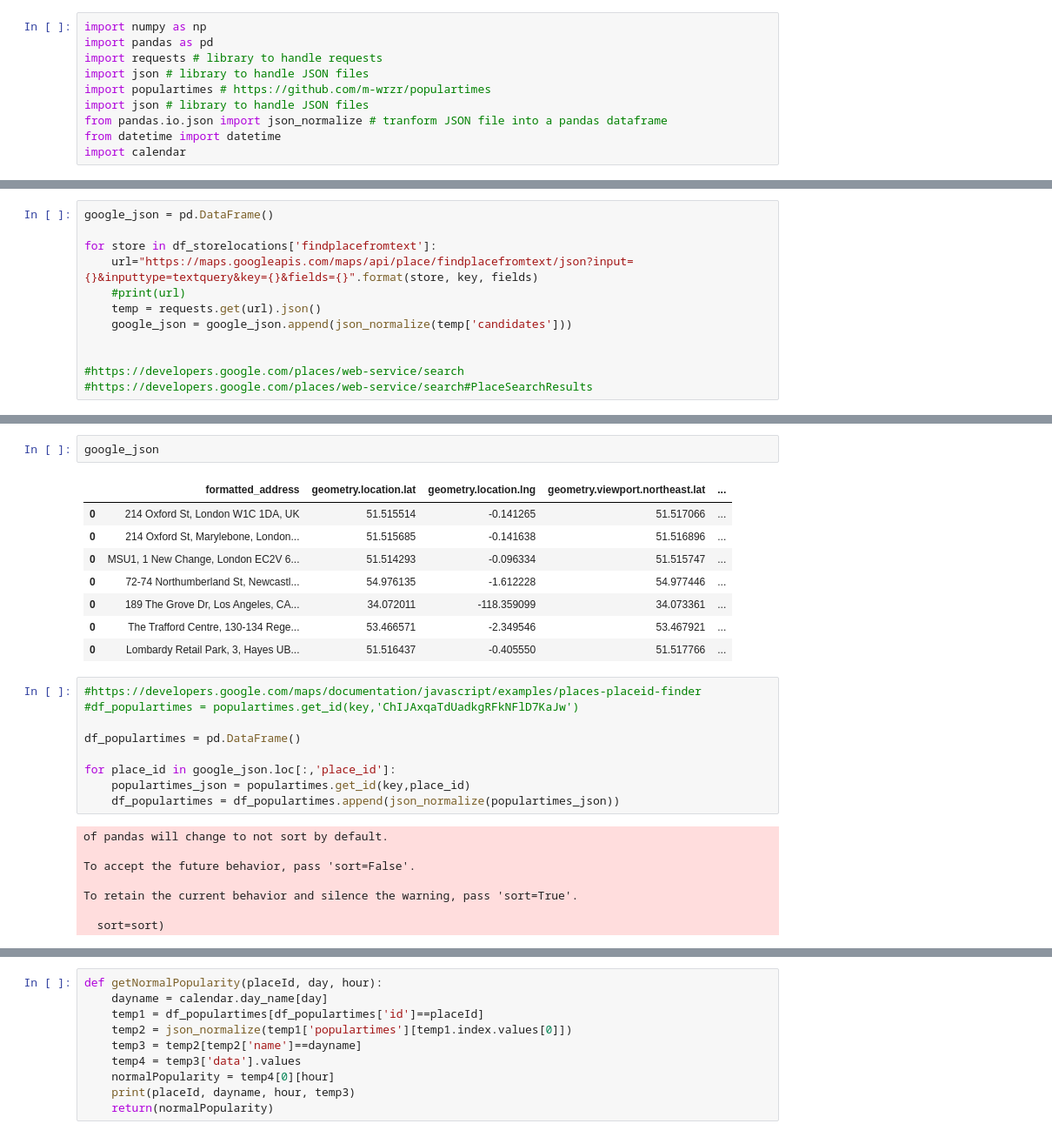
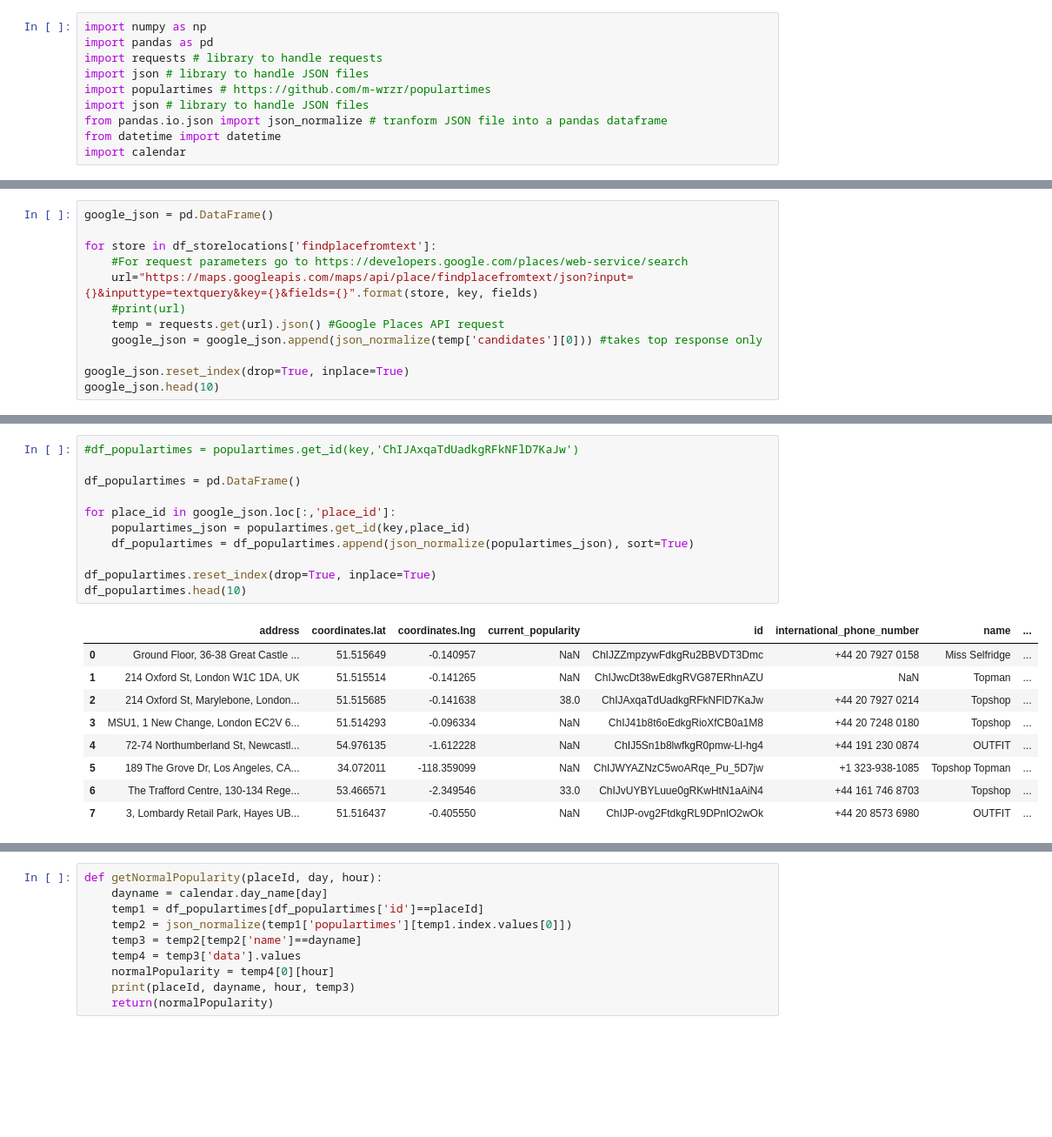
Before and after one commit to ninjananjo/Clothing-Store-Competition, a Jupyter notebook: Store Popular Times.ipynb, the cells around one changed output, grey strips where cells are left out. Shown at 87% size. Cells and saved outputs as stored; diff of their text form; blank space fills up the shorter version.

```diff
--- a/Store Popular Times.ipynb
+++ b/Store Popular Times.ipynb
@@ -70,11 +92,11 @@ key='AIzaSyBTqRFNpFXp2r8o0lk6tbGIU92_35caKSU'
 google_json = pd.DataFrame()
 
 for store in df_storelocations['findplacefromtext']:
+    #For request parameters go to https://developers.google.com/places/web-service/search
     url="https://maps.googleapis.com/maps/api/place/findplacefromtext/json?input={}&inputtype=textquery&key={}&fields={}".format(store, key, fields)
     #print(url)
-    temp = requests.get(url).json()
-    google_json = google_json.append(json_normalize(temp['candidates']))
+    temp = requests.get(url).json() #Google Places API request
+    google_json = google_json.append(json_normalize(temp['candidates'][0])) #takes top response only
 
-
-#https://developers.google.com/places/web-service/search
-#https://developers.google.com/places/web-service/search#PlaceSearchResults
+google_json.reset_index(drop=True, inplace=True)
+google_json.head(10)
@@ -81,28 +121,21 @@ for store in df_storelocations['findplacefromtext']:
-# %%
-google_json
-# %% [output]
-|  | formatted_address | geometry.location.lat | geometry.location.lng | geometry.viewport.northeast.lat | ... |
-| 0 | 214 Oxford St, London W1C 1DA, UK | 51.515514 | -0.141265 | 51.517066 | ... |
-| 0 | 214 Oxford St, Marylebone, London... | 51.515685 | -0.141638 | 51.516896 | ... |
-| 0 | MSU1, 1 New Change, London EC2V 6... | 51.514293 | -0.096334 | 51.515747 | ... |
-| 0 | 72-74 Northumberland St, Newcastl... | 54.976135 | -1.612228 | 54.977446 | ... |
-| 0 | 189 The Grove Dr, Los Angeles, CA... | 34.072011 | -118.359099 | 34.073361 | ... |
-| 0 | The Trafford Centre, 130-134 Rege... | 53.466571 | -2.349546 | 53.467921 | ... |
-| 0 | Lombardy Retail Park, 3, Hayes UB... | 51.516437 | -0.405550 | 51.517766 | ... |
 # %%
-#https://developers.google.com/maps/documentation/javascript/examples/places-placeid-finder
 #df_populartimes = populartimes.get_id(key,'ChIJAxqaTdUadkgRFkNFlD7KaJw')
 
 df_populartimes = pd.DataFrame()
 
 for place_id in google_json.loc[:,'place_id']:
     populartimes_json = populartimes.get_id(key,place_id)
-    df_populartimes = df_populartimes.append(json_normalize(populartimes_json))
+    df_populartimes = df_populartimes.append(json_normalize(populartimes_json), sort=True)
+
+df_populartimes.reset_index(drop=True, inplace=True)
+df_populartimes.head(10)
 # %% [output]
-of pandas will change to not sort by default.
-
-To accept the future behavior, pass 'sort=False'.
-
-To retain the current behavior and silence the warning, pass 'sort=True'.
-
-  sort=sort)
+|  | address | coordinates.lat | coordinates.lng | current_popularity | id | international_phone_number | name | ... |
+| 0 | Ground Floor, 36-38 Great Castle ... | 51.515649 | -0.140957 | NaN | ChIJZZmpzywFdkgRu2BBVDT3Dmc | +44 20 7927 0158 | Miss Selfridge | ... |
+| 1 | 214 Oxford St, London W1C 1DA, UK | 51.515514 | -0.141265 | NaN | ChIJwcDt38wEdkgRVG87ERhnAZU | NaN | Topman | ... |
+| 2 | 214 Oxford St, Marylebone, London... | 51.515685 | -0.141638 | 38.0 | ChIJAxqaTdUadkgRFkNFlD7KaJw | +44 20 7927 0214 | Topshop | ... |
+| 3 | MSU1, 1 New Change, London EC2V 6... | 51.514293 | -0.096334 | NaN | ChIJ41b8t6oEdkgRioXfCB0a1M8 | +44 20 7248 0180 | Topshop | ... |
+| 4 | 72-74 Northumberland St, Newcastl... | 54.976135 | -1.612228 | NaN | ChIJ5Sn1b8lwfkgR0pmw-Ll-hg4 | +44 191 230 0874 | OUTFIT | ... |
+| 5 | 189 The Grove Dr, Los Angeles, CA... | 34.072011 | -118.359099 | NaN | ChIJWYAZNzC5woARqe_Pu_5D7jw | +1 323-938-1085 | Topshop Topman | ... |
+| 6 | The Trafford Centre, 130-134 Rege... | 53.466571 | -2.349546 | 33.0 | ChIJvUYBYLuue0gRKwHtN1aAiN4 | +44 161 746 8703 | Topshop | ... |
+| 7 | 3, Lombardy Retail Park, Hayes UB... | 51.516437 | -0.405550 | NaN | ChIJP-ovg2FtdkgRL9DPnlO2wOk | +44 20 8573 6980 | OUTFIT | ... |
```
Also changed, not shown: parts of 9 cells of this notebook, 1 other file.
